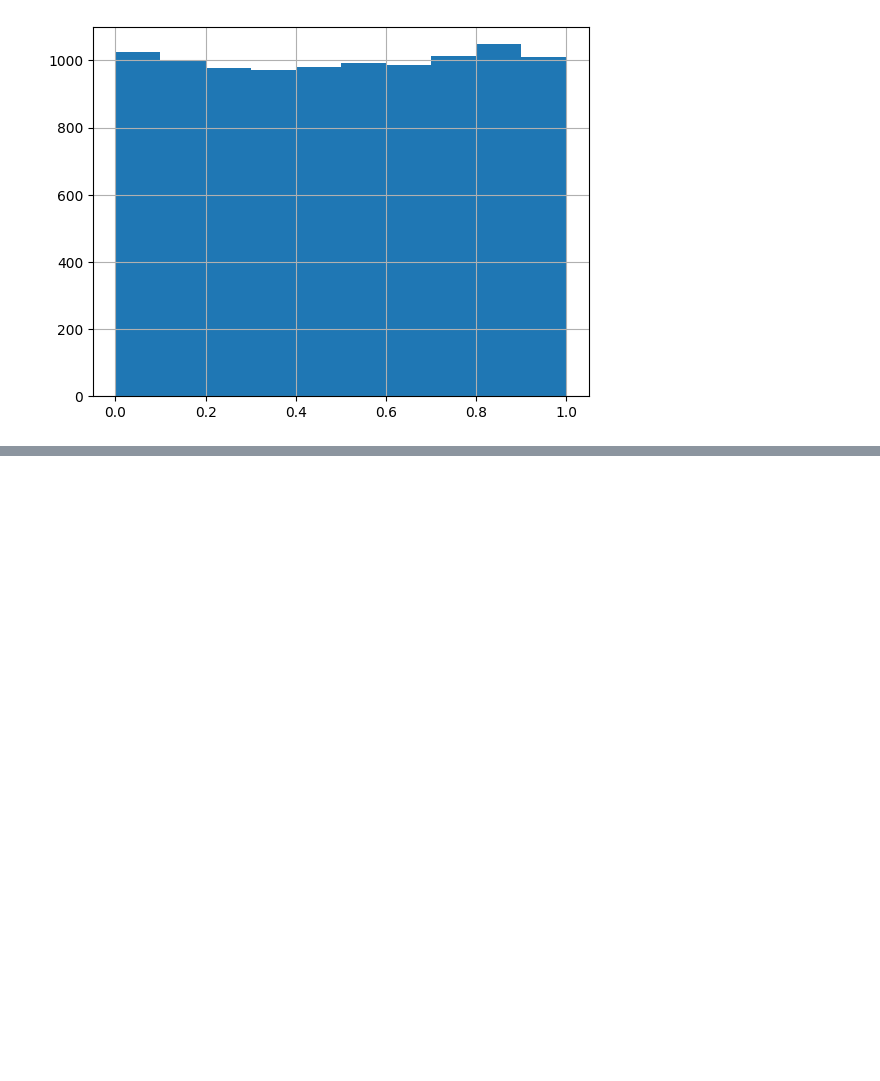
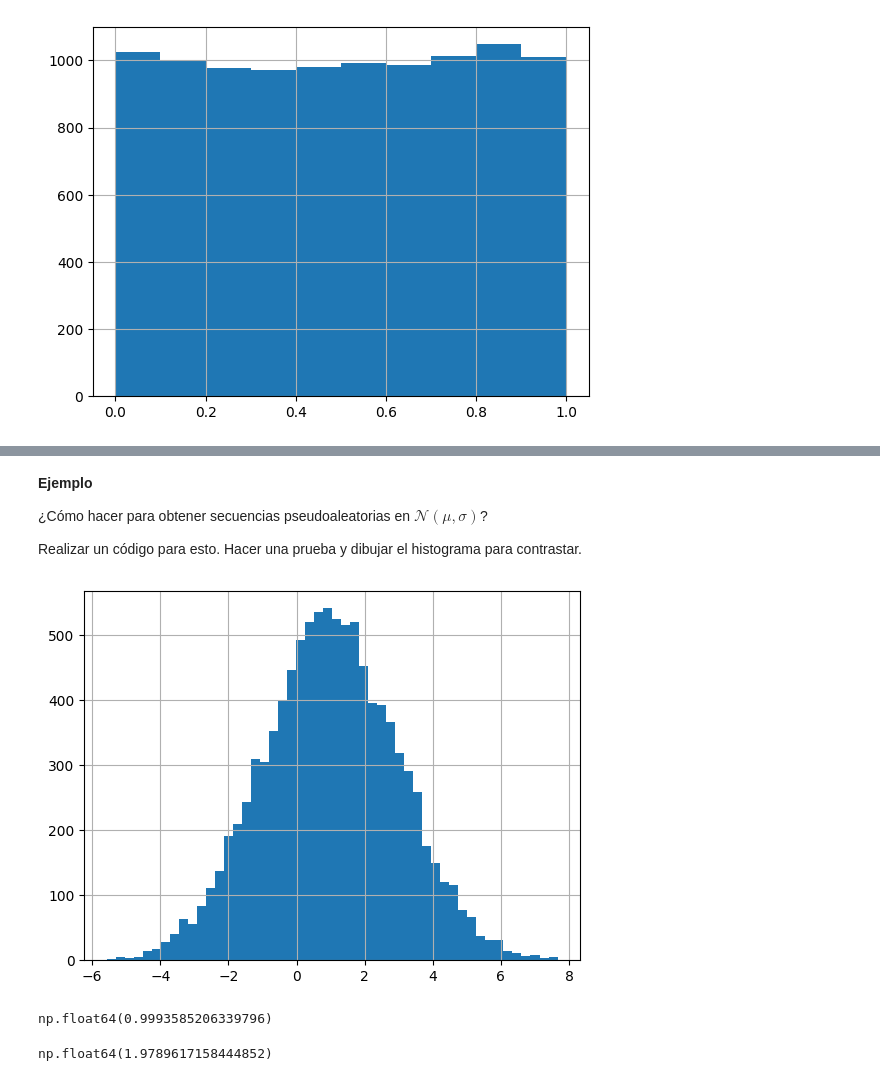
Before and after one commit to CamilaToS/Simulacion_Matematica_2025, a Jupyter notebook: NotasSEMANA9.ipynb, the cells around one changed output, grey strips where cells are left out. Drawn from its saved outputs; the diff is of its cells as text; code cells hidden in the pictures; blank space fills up the shorter version.

```diff
--- a/NotasSEMANA9.ipynb
+++ b/NotasSEMANA9.ipynb
@@ -126,0 +227,22 @@ plt.grid()
+# %% [markdown]
+**Ejemplo**
+
+¿Cómo hacer para obtener secuencias pseudoaleatorias en $\mathcal{N}(\mu,\sigma)$?
+
+Realizar un código para esto. Hacer una prueba y dibujar el histograma para contrastar.
+# %%
+M,S=1,2
+x,y=box_muller(x0(),n=10**4)
+z=M+S*x
+plt.hist(z,bins=50)
+plt.grid()
+# %% [output]
+[figure, added]
+# %%
+z.mean() #media
+# %% [output]
+np.float64(0.9993585206339796)
+# %%
+z.std() #desviación estandar
+# %% [output]
+np.float64(1.9789617158444852)
```
Also changed, not shown: parts of 29 cells of this notebook, 1 other file.
